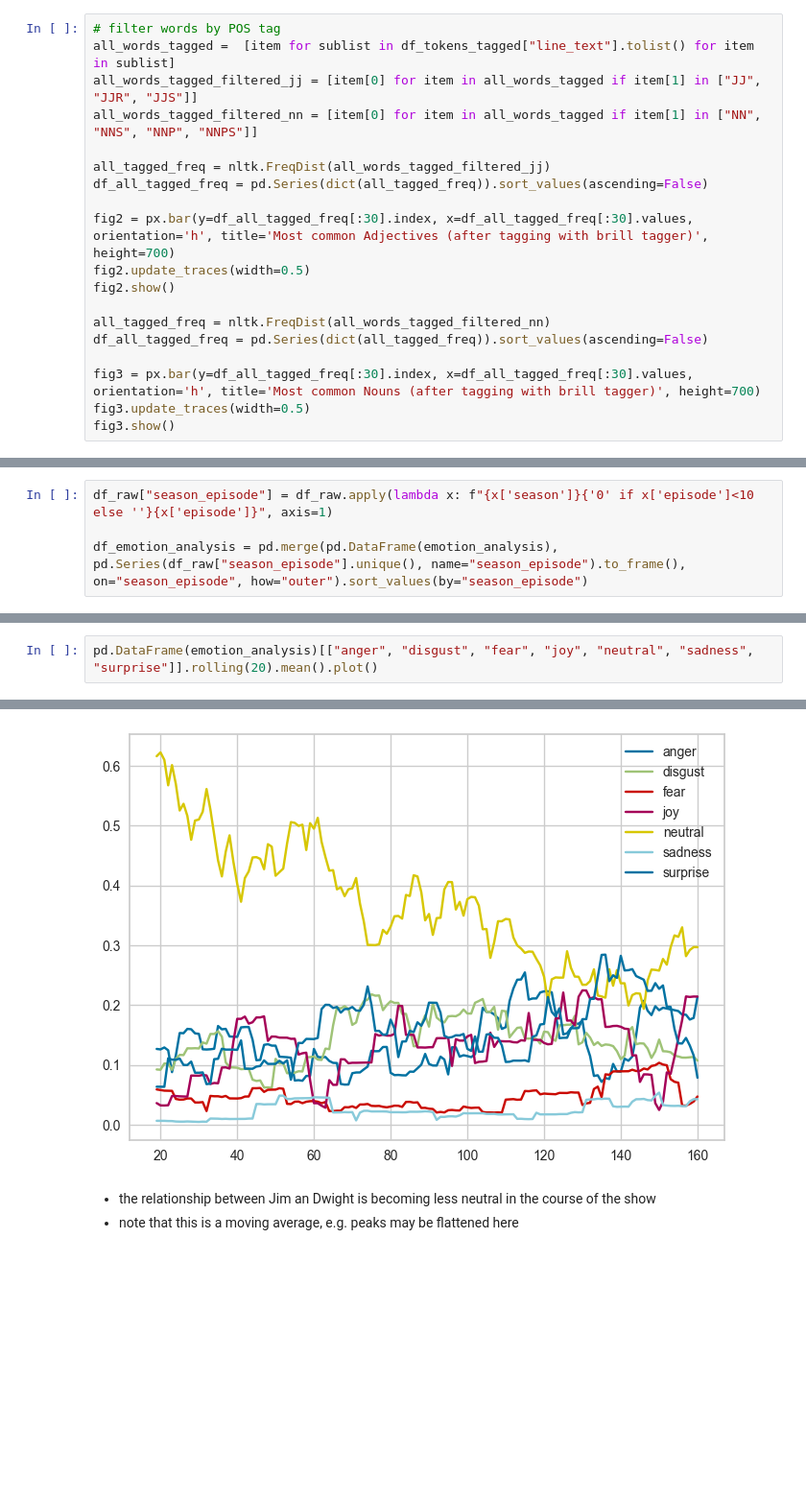
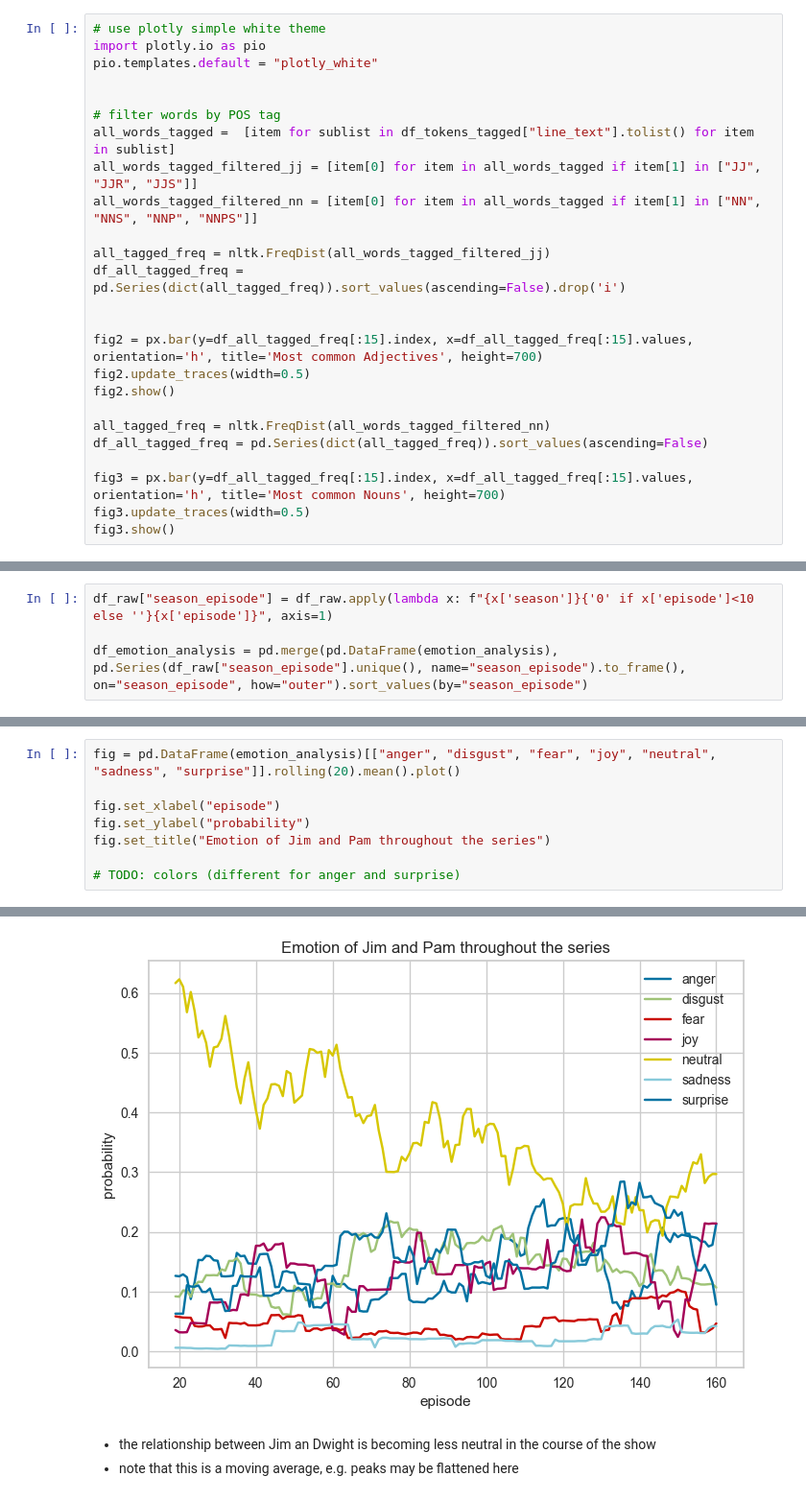
Before and after one commit to timo282/NLP-The-Office, a Jupyter notebook: notebooks/analysis_nlp.ipynb, the cells around one changed output, grey strips where cells are left out. Shown at 96% size. Cells and saved outputs as stored; diff of their text form; blank space fills up the shorter version.

Commit message:
Implement TODOs

```diff
--- a/notebooks/analysis_nlp.ipynb
+++ b/notebooks/analysis_nlp.ipynb
@@ -264,20 +270,26 @@ df_tokens_tagged.head()
 # %%
+# use plotly simple white theme
+import plotly.io as pio
+pio.templates.default = "plotly_white"
+
+
 # filter words by POS tag
 all_words_tagged =  [item for sublist in df_tokens_tagged["line_text"].tolist() for item in sublist]
 all_words_tagged_filtered_jj = [item[0] for item in all_words_tagged if item[1] in ["JJ", "JJR", "JJS"]]
 all_words_tagged_filtered_nn = [item[0] for item in all_words_tagged if item[1] in ["NN", "NNS", "NNP", "NNPS"]]
 
 all_tagged_freq = nltk.FreqDist(all_words_tagged_filtered_jj)
-df_all_tagged_freq = pd.Series(dict(all_tagged_freq)).sort_values(ascending=False)
+df_all_tagged_freq = pd.Series(dict(all_tagged_freq)).sort_values(ascending=False).drop('i')
 
-fig2 = px.bar(y=df_all_tagged_freq[:30].index, x=df_all_tagged_freq[:30].values, orientation='h', title='Most common Adjectives (after tagging with brill tagger)', height=700)
+
+fig2 = px.bar(y=df_all_tagged_freq[:15].index, x=df_all_tagged_freq[:15].values, orientation='h', title='Most common Adjectives', height=700)
 fig2.update_traces(width=0.5)
 fig2.show()
 
 all_tagged_freq = nltk.FreqDist(all_words_tagged_filtered_nn)
 df_all_tagged_freq = pd.Series(dict(all_tagged_freq)).sort_values(ascending=False)
 
-fig3 = px.bar(y=df_all_tagged_freq[:30].index, x=df_all_tagged_freq[:30].values, orientation='h', title='Most common Nouns (after tagging with brill tagger)', height=700)
+fig3 = px.bar(y=df_all_tagged_freq[:15].index, x=df_all_tagged_freq[:15].values, orientation='h', title='Most common Nouns', height=700)
 fig3.update_traces(width=0.5)
 fig3.show()
 # %% [markdown]
@@ -464,3 +500,9 @@ df_emotion_analysis = pd.merge(pd.DataFrame(emotion_analysis), pd.Series(df_raw[
 # %%
-pd.DataFrame(emotion_analysis)[["anger", "disgust", "fear", "joy", "neutral", "sadness", "surprise"]].rolling(20).mean().plot()
+fig = pd.DataFrame(emotion_analysis)[["anger", "disgust", "fear", "joy", "neutral", "sadness", "surprise"]].rolling(20).mean().plot()
+
+fig.set_xlabel("episode")
+fig.set_ylabel("probability")
+fig.set_title("Emotion of Jim and Pam throughout the series")
+
+# TODO: colors (different for anger and surprise)
 # %% [output]
@@ -468,4 +509,4 @@ pd.DataFrame(emotion_analysis)[["anger", "disgust", "fear", "joy", "neutral", "s
-[figure, old version]
+[figure, new version]
 # %% [markdown]
 - the relationship between Jim an Dwight is becoming less neutral in the course of the show
 - note that this is a moving average, e.g. peaks may be flattened here
```
Also changed, not shown: parts of 15 cells of this notebook.
